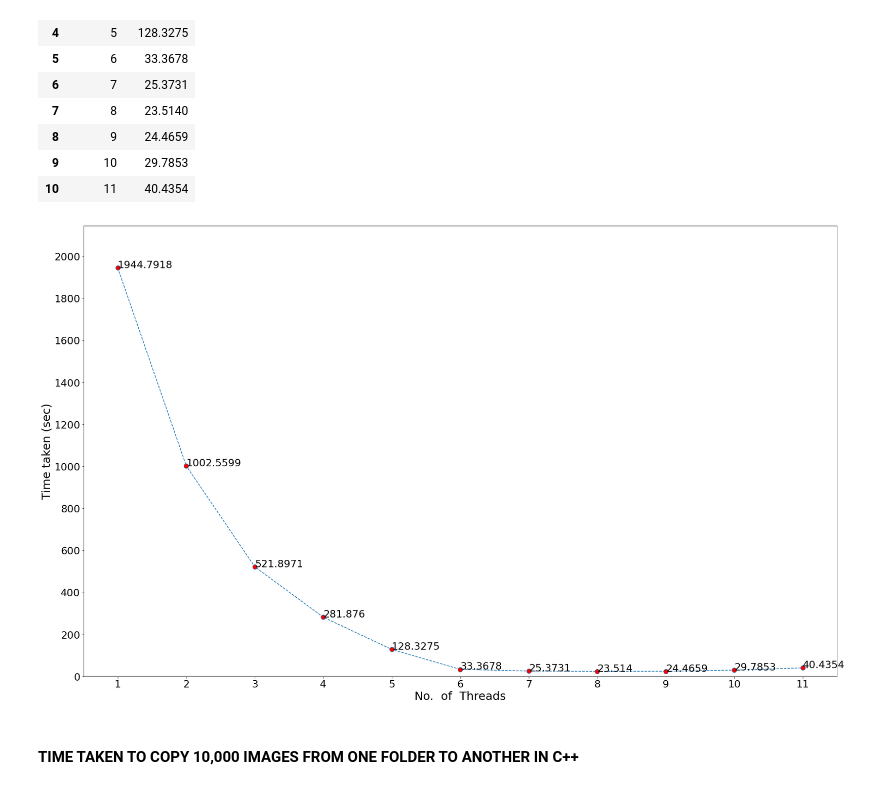
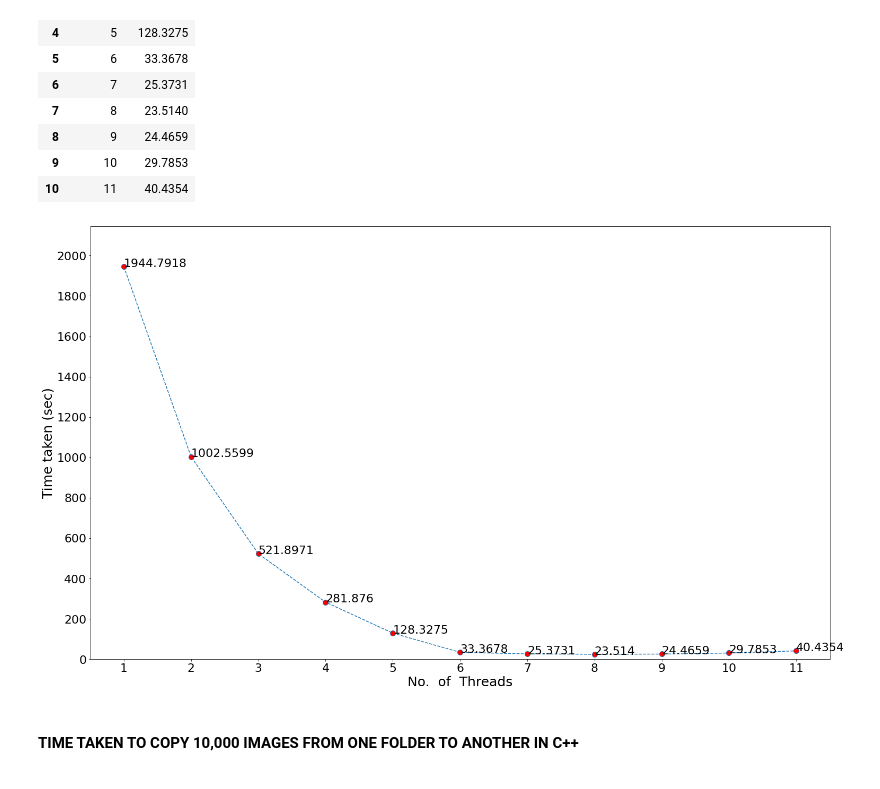
Before and after one commit to ShubhamS-30/Multithreading, a Jupyter notebook: analysis.ipynb, the cells around one changed output. Cells and saved outputs as stored; diff of their text form; code cells hidden in the pictures.

```diff
--- a/analysis.ipynb
+++ b/analysis.ipynb
@@ -22,13 +22,11 @@ df
 | 10 | 11 | 210.2702 |
 # %%
 plt.rcParams["figure.figsize"] = [25, 15]
-plt.rcParams["figure.autolayout"] = True
 plt.rcParams.update({'font.size': 22})
 
 x = df['Threads']
 y = df['Python']
 
-plt.plot(x, y, 'r*')
 plt.xlabel('No.  of  Threads', fontsize=25)
 plt.ylabel('Time taken (sec)', fontsize=25)
 
@@ -69,29 +67,27 @@ df_copy_images_py
 | 10 | 11 | 40.4354 |
 # %%
 plt.rcParams["figure.figsize"] = [25, 15]
-plt.rcParams["figure.autolayout"] = True
 plt.rcParams.update({'font.size': 22})
 
 x = df_copy_images_py['Threads']
 y = df_copy_images_py['Time']
 
-plt.plot(x, y, 'r*')
 plt.xlabel('No.  of  Threads', fontsize=25)
 plt.ylabel('Time taken (sec)', fontsize=25)
 
 for i, j in zip(x, y):
     plt.annotate(str(j), xy=(i, j))
 
 plt.xticks(np.arange(min(x), max(x)+1, 1))
 plt.yticks(np.arange(0, max(y)+200, 200))
 plt.plot(x, y, linestyle='dashed', marker='o',
          markerfacecolor='red', markersize=10)
 
 plt.ylim([0, max(y)+200])
 
 plt.show()
 # %% [output]
-[figure, old version]
+[figure, new version]
 # %% [markdown]
 #### TIME TAKEN TO COPY 10,000 IMAGES FROM ONE FOLDER TO ANOTHER IN C++ ####
 # %%
```
Also changed, not shown: parts of 3 cells of this notebook, 3 other files.
